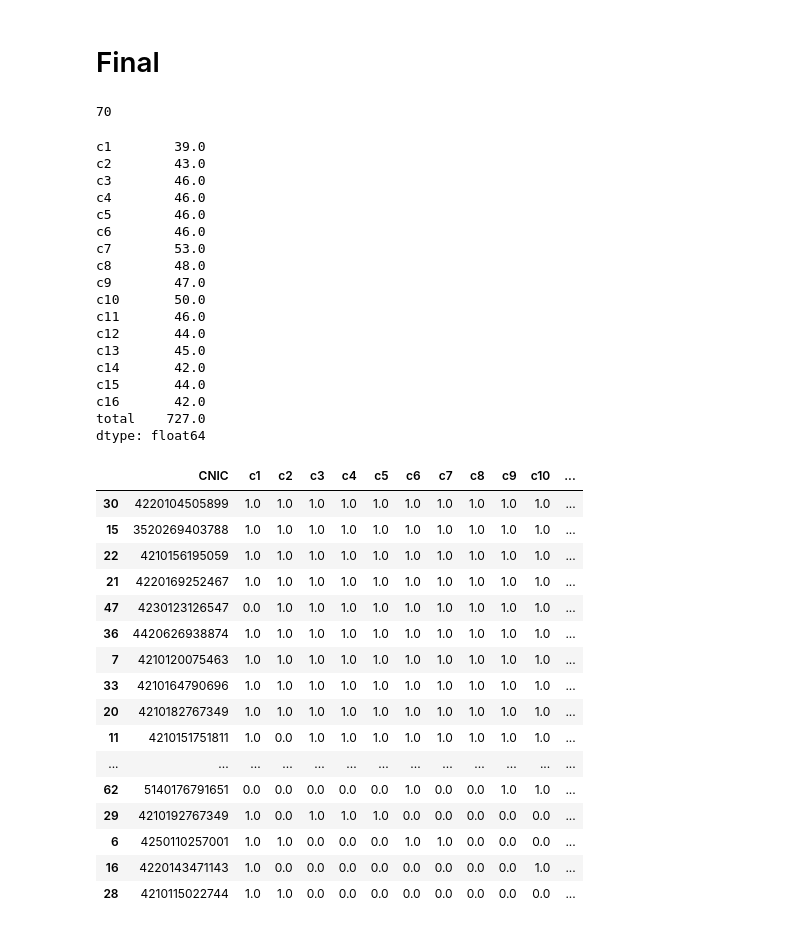
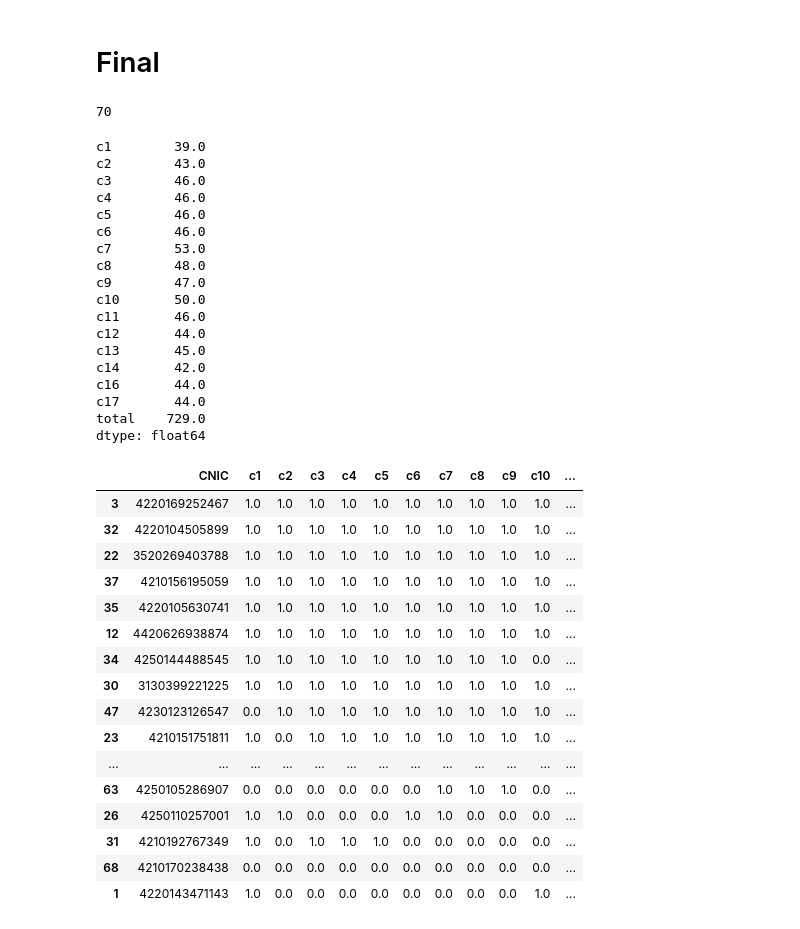
Before and after one commit to EnggQasim/NED_ML_batch3, a Jupyter notebook: attendance.ipynb, the cells around one changed output. Saved outputs shown, nothing was run; the diff lists cells and outputs as text; code cells hidden in the pictures.

```diff
--- a/attendance.ipynb
+++ b/attendance.ipynb
@@ -2861,52 +3036,55 @@ merge(df4,
 .merge(df15,
        on="CNIC",
        how='outer').fillna(0)\
 .merge(df16,
        on="CNIC",
+       how='outer').fillna(0)\
+.merge(df17,
+       on="CNIC",
        how='outer').fillna(0)
 
 df['total'] = df.iloc[:,1:].astype(int).sum(axis=1)
 df.sort_values(by="total", inplace=True, ascending=False)
 print(len(df))
 display(df.iloc[:,1:].sum(axis=0).T)
 df.head(60)
 # %% [output]
 70
 c1        39.0
 c2        43.0
 c3        46.0
 c4        46.0
 c5        46.0
 c6        46.0
 c7        53.0
 c8        48.0
 c9        47.0
 c10       50.0
 c11       46.0
 c12       44.0
 c13       45.0
 c14       42.0
-c15       44.0
-c16       42.0
-total    727.0
+c16       44.0
+c17       44.0
+total    729.0
 dtype: float64
 |  | CNIC | c1 | c2 | c3 | c4 | c5 | c6 | c7 | c8 | c9 | c10 | ... |
-| 30 | 4220104505899 | 1.0 | 1.0 | 1.0 | 1.0 | 1.0 | 1.0 | 1.0 | 1.0 | 1.0 | 1.0 | ... |
-| 15 | 3520269403788 | 1.0 | 1.0 | 1.0 | 1.0 | 1.0 | 1.0 | 1.0 | 1.0 | 1.0 | 1.0 | ... |
-| 22 | 4210156195059 | 1.0 | 1.0 | 1.0 | 1.0 | 1.0 | 1.0 | 1.0 | 1.0 | 1.0 | 1.0 | ... |
-| 21 | 4220169252467 | 1.0 | 1.0 | 1.0 | 1.0 | 1.0 | 1.0 | 1.0 | 1.0 | 1.0 | 1.0 | ... |
+| 3 | 4220169252467 | 1.0 | 1.0 | 1.0 | 1.0 | 1.0 | 1.0 | 1.0 | 1.0 | 1.0 | 1.0 | ... |
+| 32 | 4220104505899 | 1.0 | 1.0 | 1.0 | 1.0 | 1.0 | 1.0 | 1.0 | 1.0 | 1.0 | 1.0 | ... |
+| 22 | 3520269403788 | 1.0 | 1.0 | 1.0 | 1.0 | 1.0 | 1.0 | 1.0 | 1.0 | 1.0 | 1.0 | ... |
+| 37 | 4210156195059 | 1.0 | 1.0 | 1.0 | 1.0 | 1.0 | 1.0 | 1.0 | 1.0 | 1.0 | 1.0 | ... |
+| 35 | 4220105630741 | 1.0 | 1.0 | 1.0 | 1.0 | 1.0 | 1.0 | 1.0 | 1.0 | 1.0 | 1.0 | ... |
+| 12 | 4420626938874 | 1.0 | 1.0 | 1.0 | 1.0 | 1.0 | 1.0 | 1.0 | 1.0 | 1.0 | 1.0 | ... |
+| 34 | 4250144488545 | 1.0 | 1.0 | 1.0 | 1.0 | 1.0 | 1.0 | 1.0 | 1.0 | 1.0 | 0.0 | ... |
+| 30 | 3130399221225 | 1.0 | 1.0 | 1.0 | 1.0 | 1.0 | 1.0 | 1.0 | 1.0 | 1.0 | 1.0 | ... |
 | 47 | 4230123126547 | 0.0 | 1.0 | 1.0 | 1.0 | 1.0 | 1.0 | 1.0 | 1.0 | 1.0 | 1.0 | ... |
-| 36 | 4420626938874 | 1.0 | 1.0 | 1.0 | 1.0 | 1.0 | 1.0 | 1.0 | 1.0 | 1.0 | 1.0 | ... |
-| 7 | 4210120075463 | 1.0 | 1.0 | 1.0 | 1.0 | 1.0 | 1.0 | 1.0 | 1.0 | 1.0 | 1.0 | ... |
-| 33 | 4210164790696 | 1.0 | 1.0 | 1.0 | 1.0 | 1.0 | 1.0 | 1.0 | 1.0 | 1.0 | 1.0 | ... |
-| 20 | 4210182767349 | 1.0 | 1.0 | 1.0 | 1.0 | 1.0 | 1.0 | 1.0 | 1.0 | 1.0 | 1.0 | ... |
-| 11 | 4210151751811 | 1.0 | 0.0 | 1.0 | 1.0 | 1.0 | 1.0 | 1.0 | 1.0 | 1.0 | 1.0 | ... |
+| 23 | 4210151751811 | 1.0 | 0.0 | 1.0 | 1.0 | 1.0 | 1.0 | 1.0 | 1.0 | 1.0 | 1.0 | ... |
 | ... | ... | ... | ... | ... | ... | ... | ... | ... | ... | ... | ... | ... |
-| 62 | 5140176791651 | 0.0 | 0.0 | 0.0 | 0.0 | 0.0 | 1.0 | 0.0 | 0.0 | 1.0 | 1.0 | ... |
-| 29 | 4210192767349 | 1.0 | 0.0 | 1.0 | 1.0 | 1.0 | 0.0 | 0.0 | 0.0 | 0.0 | 0.0 | ... |
-| 6 | 4250110257001 | 1.0 | 1.0 | 0.0 | 0.0 | 0.0 | 1.0 | 1.0 | 0.0 | 0.0 | 0.0 | ... |
-| 16 | 4220143471143 | 1.0 | 0.0 | 0.0 | 0.0 | 0.0 | 0.0 | 0.0 | 0.0 | 0.0 | 1.0 | ... |
-| 28 | 4210115022744 | 1.0 | 1.0 | 0.0 | 0.0 | 0.0 | 0.0 | 0.0 | 0.0 | 0.0 | 0.0 | ... |
+| 63 | 4250105286907 | 0.0 | 0.0 | 0.0 | 0.0 | 0.0 | 0.0 | 1.0 | 1.0 | 1.0 | 0.0 | ... |
+| 26 | 4250110257001 | 1.0 | 1.0 | 0.0 | 0.0 | 0.0 | 1.0 | 1.0 | 0.0 | 0.0 | 0.0 | ... |
+| 31 | 4210192767349 | 1.0 | 0.0 | 1.0 | 1.0 | 1.0 | 0.0 | 0.0 | 0.0 | 0.0 | 0.0 | ... |
+| 68 | 4210170238438 | 0.0 | 0.0 | 0.0 | 0.0 | 0.0 | 0.0 | 0.0 | 0.0 | 0.0 | 0.0 | ... |
+| 1 | 4220143471143 | 1.0 | 0.0 | 0.0 | 0.0 | 0.0 | 0.0 | 0.0 | 0.0 | 0.0 | 1.0 | ... |
 # %%
 df[df.c10==0]
 # %% [output]
```
Also changed, not shown: parts of 19 cells of this notebook, 2 other files.
